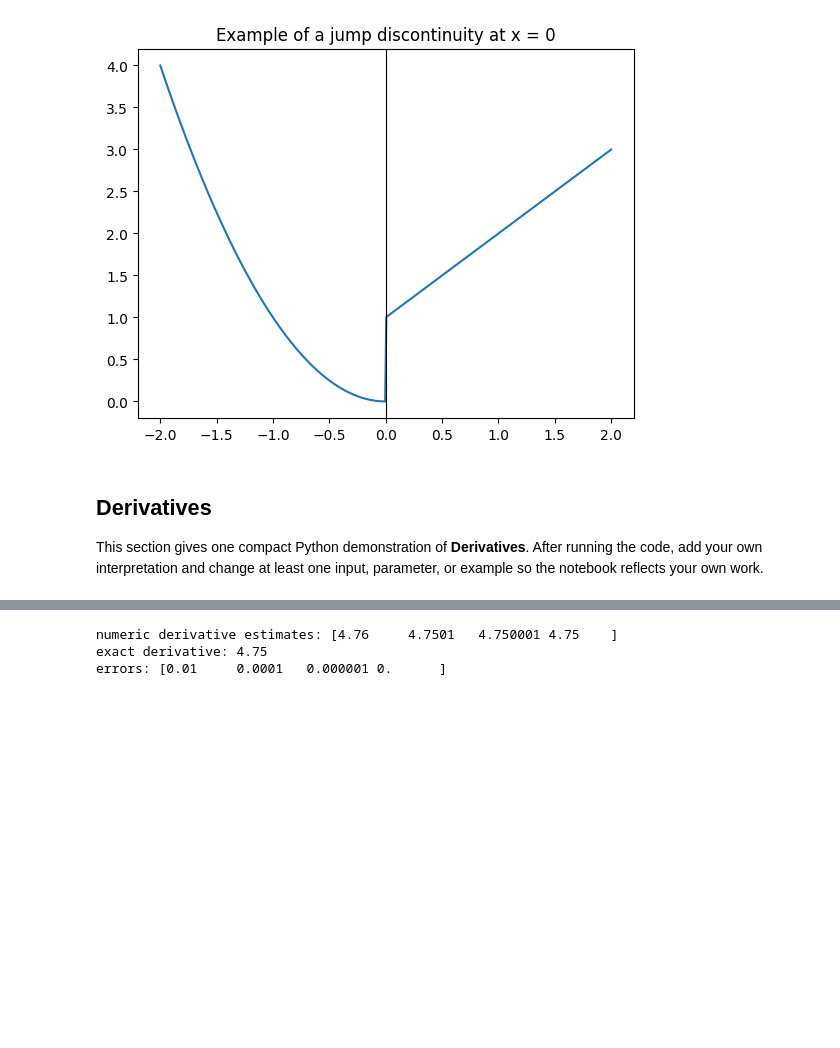
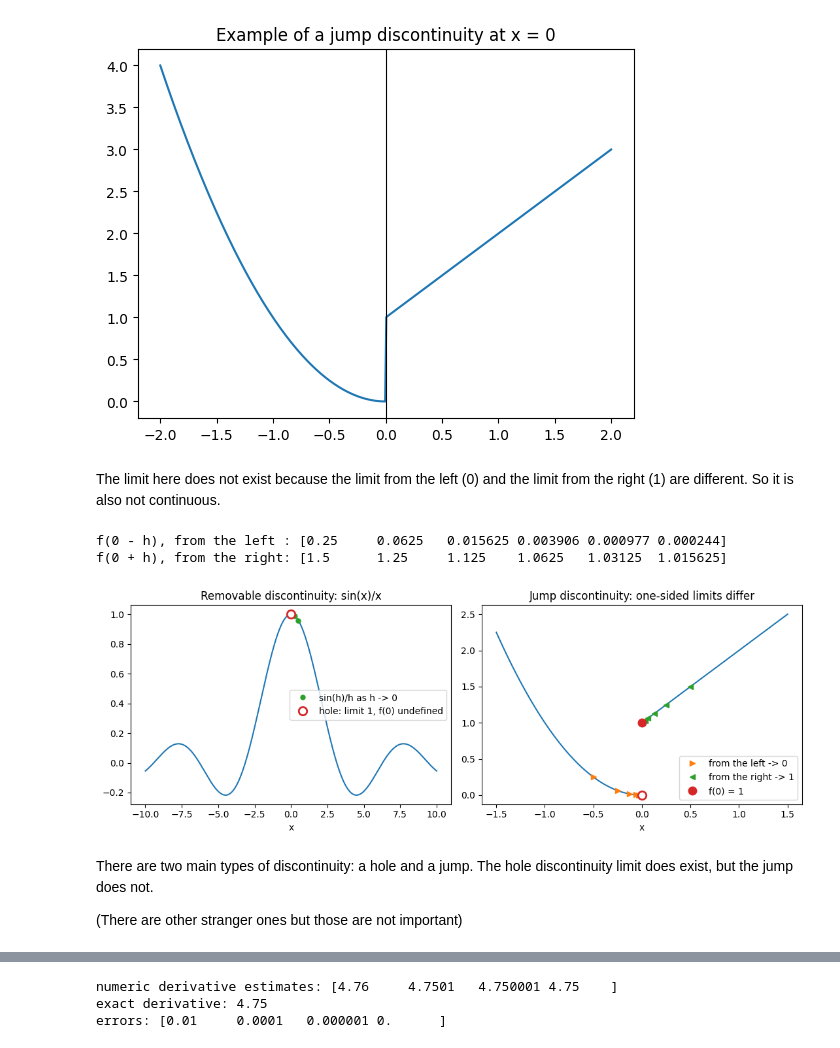
Before and after one commit to ehuangasu/MAT422, a Jupyter notebook: MAT422_Section_3_2_Limits_Derivatives_Taylor.ipynb, the cells around one changed output, grey strips where cells are left out. Drawn from its saved outputs; the diff is of its cells as text; code cells hidden in the pictures; blank space fills up the shorter version.

```diff
--- a/MAT422_Section_3_2_Limits_Derivatives_Taylor.ipynb
+++ b/MAT422_Section_3_2_Limits_Derivatives_Taylor.ipynb
@@ -35,7 +39,43 @@ h values: [1.    0.5   0.1   0.01  0.001]
 sin(h)/h: [0.841471 0.958851 0.998334 0.999983 1.      ]
 These values approach 1 as h approaches 0.
 [figure]
-# %% [markdown]
-## Derivatives
-
-This section gives one compact Python demonstration of **Derivatives**. After running the code, add your own interpretation and change at least one input, parameter, or example so the notebook reflects your own work.
+# %% [markdown]
+The limit here does not exist because the limit from the left (0) and the limit from the right (1) are different. So it is also not continuous.
+# %%
+def jump(x):
+    return np.where(x < 0, x**2, x + 1)        # same function as the starter plot
+
+steps = 0.5 ** np.arange(1, 7)                 # 0.5, 0.25, ..., 0.015625
+print("f(0 - h), from the left :", jump(-steps))
+print("f(0 + h), from the right:", jump(steps))
+
+fig, ax = plt.subplots(1, 2, figsize=(11, 4))
+
+# (a) sin(x)/x: a removable "hole" at x = 0
+xs = np.linspace(-10, 10, 1000)                # even count, so x = 0 is never sampled
+ax[0].plot(xs, np.sin(xs) / xs)
+ax[0].plot(steps, np.sin(steps) / steps, "o", color="C2", ms=5, label="sin(h)/h as h -> 0")
+ax[0].plot(0, 1, "o", mfc="white", mec="C3", ms=9, mew=2, label="hole: limit 1, f(0) undefined")
+ax[0].set(title="Removable discontinuity: sin(x)/x", xlabel="x")
+ax[0].legend()
+
+# (b) jump: the left and right limits disagree
+left, right = np.linspace(-1.5, 0, 100), np.linspace(0, 1.5, 100)
+ax[1].plot(left, left**2, "C0")
+ax[1].plot(right, right + 1, "C0")
+ax[1].plot(-steps, jump(-steps), ">", color="C1", label="from the left -> 0")
+ax[1].plot(steps, jump(steps), "<", color="C2", label="from the right -> 1")
+ax[1].plot(0, 0, "o", mfc="white", mec="C3", ms=9, mew=2)
+ax[1].plot(0, 1, "o", color="C3", ms=9, label="f(0) = 1")
+ax[1].set(title="Jump discontinuity: one-sided limits differ", xlabel="x")
+ax[1].legend()
+plt.tight_layout()
+plt.show()
+# %% [output]
+f(0 - h), from the left : [0.25     0.0625   0.015625 0.003906 0.000977 0.000244]
+f(0 + h), from the right: [1.5      1.25     1.125    1.0625   1.03125  1.015625]
+[figure, added]
+# %% [markdown]
+There are two main types of discontinuity: a hole and a jump. The hole discontinuity limit does exist, but the jump does not.
+
+(There are other stranger ones but those are not important)
```
Also changed, not shown: parts of 13 cells of this notebook.
